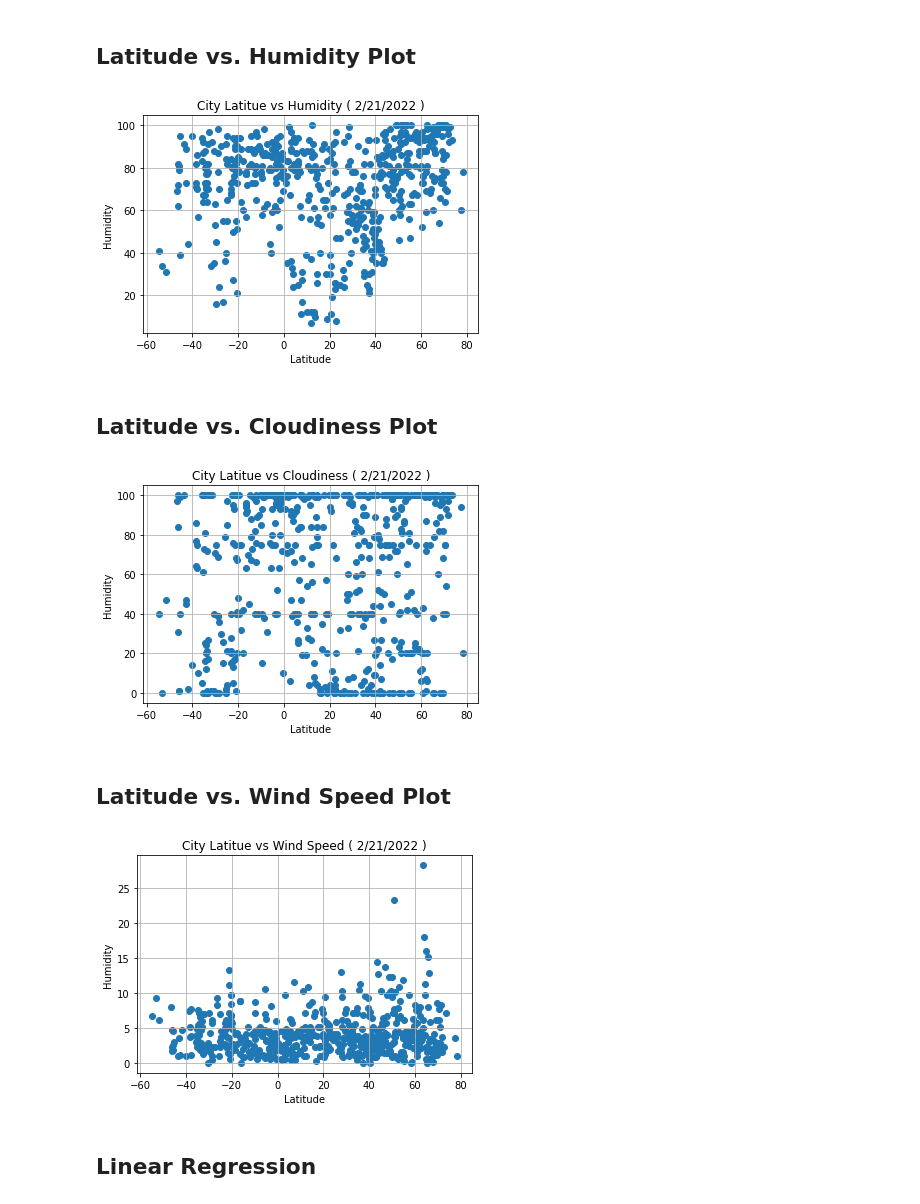
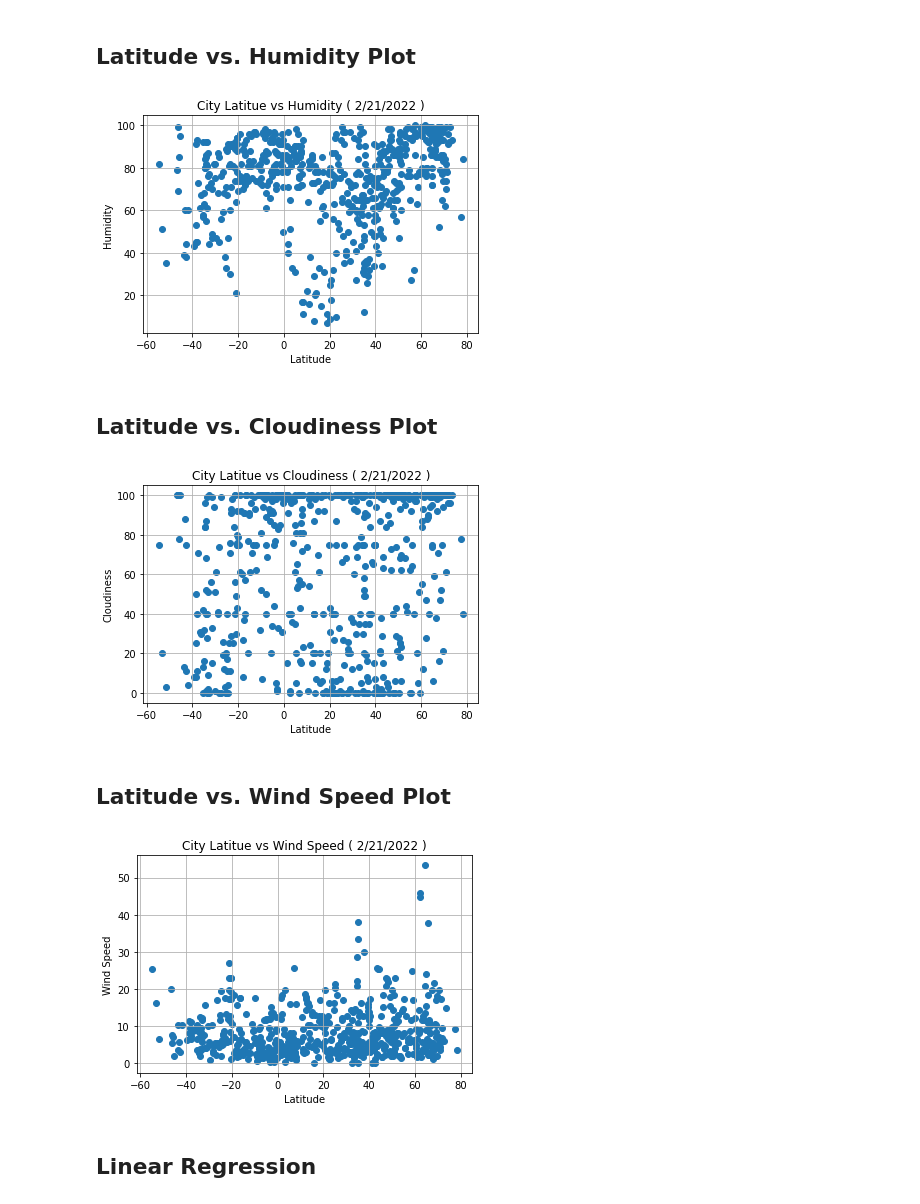
Before and after one commit to ranusuri/pythonapi-challenge, a Jupyter notebook: WeatherPy/WeatherPy.ipynb, the cells around one changed output. Drawn from its saved outputs; the diff is of its cells as text; code cells hidden in the pictures.

Commit message:
complted scatter plots

```diff
--- a/WeatherPy/WeatherPy.ipynb
+++ b/WeatherPy/WeatherPy.ipynb
@@ -66,8 +66,12 @@ len(cities)
 url = "http://api.openweathermap.org/data/2.5/weather?"
 city = "Charlotte"
 
+units = "Imperial"
+
+
+
 # Build query URL
-query_url = url + "appid=" + weather_api_key + "&q=" + city
+query_url = url + "appid=" + weather_api_key + "&units=" + units + "&q=" + city
 
 # Get weather data
 weather_response = requests.get(query_url)
@@ -114,11 +118,11 @@ for city in cities:
     record_count = record_count + 1
 
     if(record_count % 50 == 0):
-        time.sleep(60)
+        time.sleep(30)
         set_count = set_count + 1
 
     # Build query URL
-    query_url = url + "appid=" + weather_api_key + "&q=" + city
+    query_url = url + "appid=" + weather_api_key + "&units=" + units + "&q=" + city
 
     try:
         # Get weather data
@@ -319,26 +287,26 @@ plt.savefig("output_data/Latitude_vs_Humidity_Plot.png")
 
 plt.show()
 # %% [output]
-[figure, old version]
+[figure, new version]
 # %% [markdown]
 ## Latitude vs. Cloudiness Plot
 # %%
 # Create a Scatter Plot for Coldiness vs latitude
 x_values = weather_data['lat']
 y_values = weather_data['Cloudiness']
 
 plt.scatter(x_values,y_values)
 plt.xlabel('Latitude')
-plt.ylabel('Humidity')
+plt.ylabel('Cloudiness')
 plt.title(f"City Latitue vs Cloudiness ( {current_time.month }/{current_time.day}/{current_time.year} )" )
 plt.grid()
 
 #save figure
 plt.savefig("output_data/Latitude_vs_Cloudiness_Plot.png")
 
 plt.show()
 # %% [output]
-[figure, old version]
+[figure, new version]
 # %% [markdown]
 ## Latitude vs. Wind Speed Plot
 # %%
@@ -348,7 +316,7 @@ y_values = weather_data['Wind Speed']
 
 plt.scatter(x_values,y_values)
 plt.xlabel('Latitude')
-plt.ylabel('Humidity')
+plt.ylabel('Wind Speed')
 plt.title(f"City Latitue vs Wind Speed ( {current_time.month }/{current_time.day}/{current_time.year} )" )
 plt.grid()
 
@@ -357,7 +325,7 @@ plt.grid()
 plt.savefig("output_data/Latitude_vs_WindSpeed_Plot.png")
 plt.show()
 # %% [output]
-[figure, old version]
+[figure, new version]
 # %% [markdown]
 ## Linear Regression
 # %%
```
Also changed, not shown: parts of 19 cells of this notebook, 13 other files.
